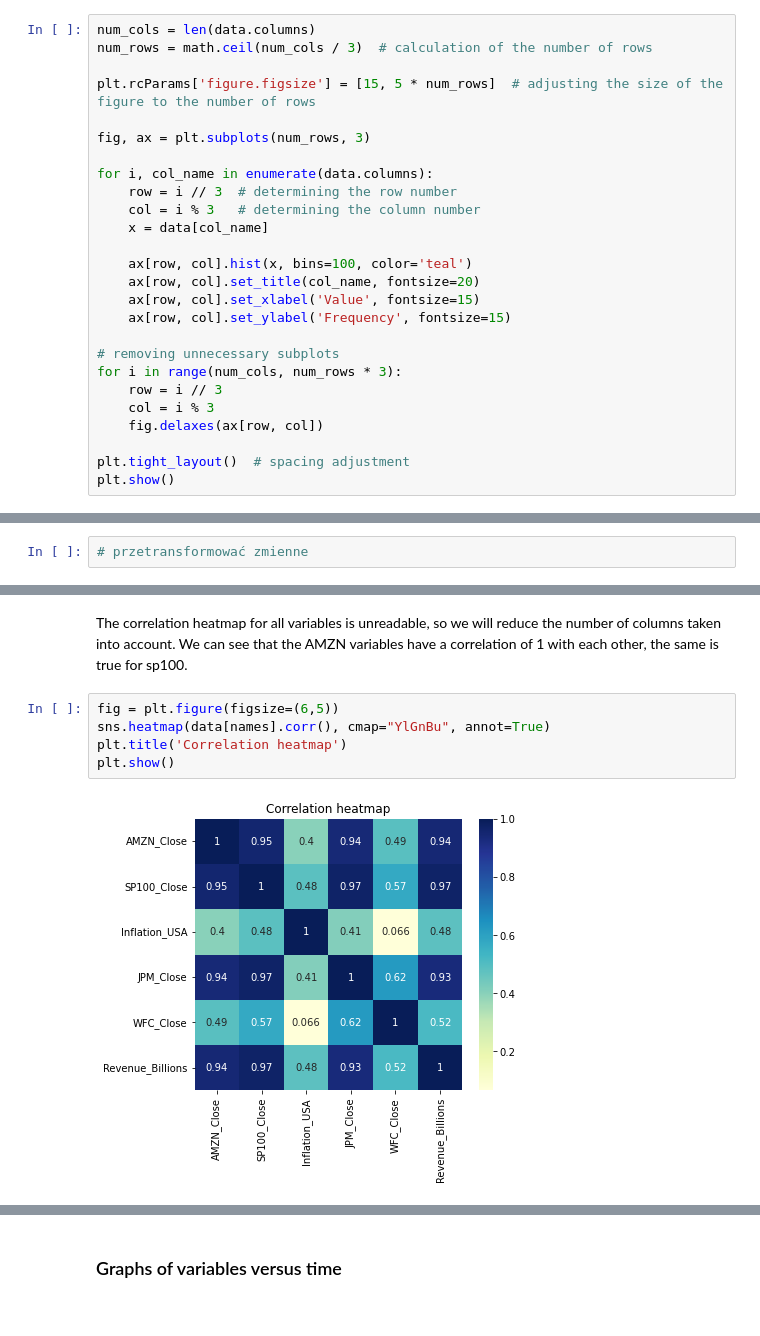
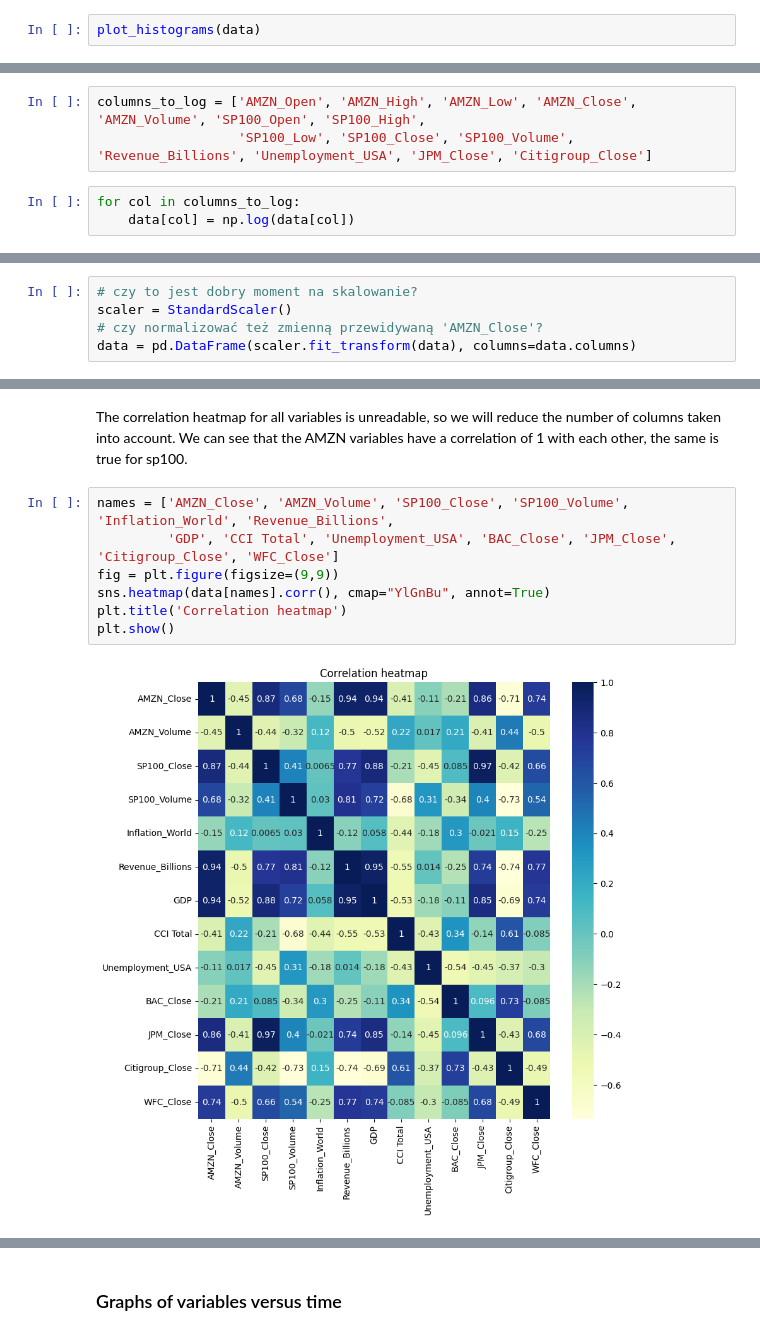
Before and after one commit to Galicheck/MJNWM-Project, a Jupyter notebook: project_AMZN_prediction.ipynb, the cells around one changed output, grey strips where cells are left out. Cells and saved outputs as stored; diff of their text form.

Commit message:
Transformed and standardized data

```diff
--- a/project_AMZN_prediction.ipynb
+++ b/project_AMZN_prediction.ipynb
@@ -249,27 +284,3 @@ dtype: int64
 # %%
-num_cols = len(data.columns)
-num_rows = math.ceil(num_cols / 3)  # calculation of the number of rows
-
-plt.rcParams['figure.figsize'] = [15, 5 * num_rows]  # adjusting the size of the figure to the number of rows
-
-fig, ax = plt.subplots(num_rows, 3)
-
-for i, col_name in enumerate(data.columns):
-    row = i // 3  # determining the row number
-    col = i % 3   # determining the column number
-    x = data[col_name]
-
-    ax[row, col].hist(x, bins=100, color='teal')
-    ax[row, col].set_title(col_name, fontsize=20)
-    ax[row, col].set_xlabel('Value', fontsize=15)
-    ax[row, col].set_ylabel('Frequency', fontsize=15)
-
-# removing unnecessary subplots
-for i in range(num_cols, num_rows * 3):
-    row = i // 3
-    col = i % 3
-    fig.delaxes(ax[row, col])
-
-plt.tight_layout()  # spacing adjustment
-plt.show()
+plot_histograms(data)
 # %% [output]
@@ -280,2 +301,6 @@ We can try to logarithmize variables with a skewed distribution:
+# %%
+columns_to_log = ['AMZN_Open', 'AMZN_High', 'AMZN_Low', 'AMZN_Close', 'AMZN_Volume', 'SP100_Open', 'SP100_High',
+                  'SP100_Low', 'SP100_Close', 'SP100_Volume', 'Revenue_Billions', 'Unemployment_USA', 'JPM_Close', 'Citigroup_Close']
 # %%
-# przetransformować zmienne
+for col in columns_to_log:
+    data[col] = np.log(data[col])
@@ -282,3 +313,8 @@ We can try to logarithmize variables with a skewed distribution:
+# %%
+# czy to jest dobry moment na skalowanie?
+scaler = StandardScaler()
+# czy normalizować też zmienną przewidywaną 'AMZN_Close'?
+data = pd.DataFrame(scaler.fit_transform(data), columns=data.columns)
 # %% [markdown]
 ### Boxplots
 # %%
@@ -321,10 +359,12 @@ plt.show()
 The correlation heatmap for all variables is unreadable, so we will reduce the number of columns taken into account.
 We can see that the AMZN variables have a correlation of 1 with each other, the same is true for sp100.
 # %%
-fig = plt.figure(figsize=(6,5))
+names = ['AMZN_Close', 'AMZN_Volume', 'SP100_Close', 'SP100_Volume', 'Inflation_World', 'Revenue_Billions',
+         'GDP', 'CCI Total', 'Unemployment_USA', 'BAC_Close', 'JPM_Close', 'Citigroup_Close', 'WFC_Close']
+fig = plt.figure(figsize=(9,9))
 sns.heatmap(data[names].corr(), cmap="YlGnBu", annot=True)
 plt.title('Correlation heatmap')
 plt.show()
 # %% [output]
-[figure, old version]
+[figure, new version]
 # %% [markdown]
```
Also changed, not shown: parts of 28 cells of this notebook.
